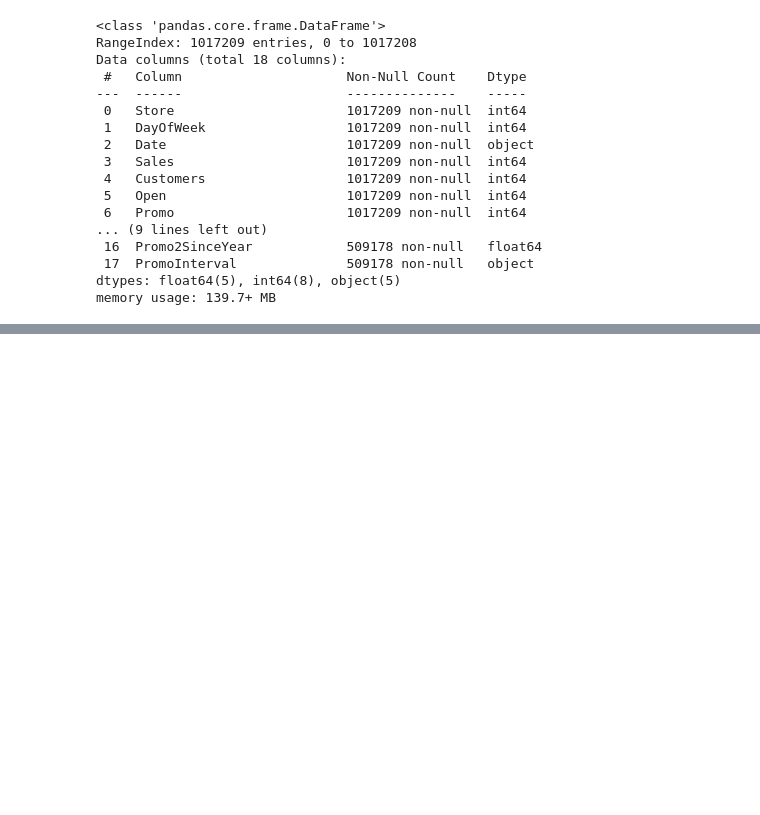
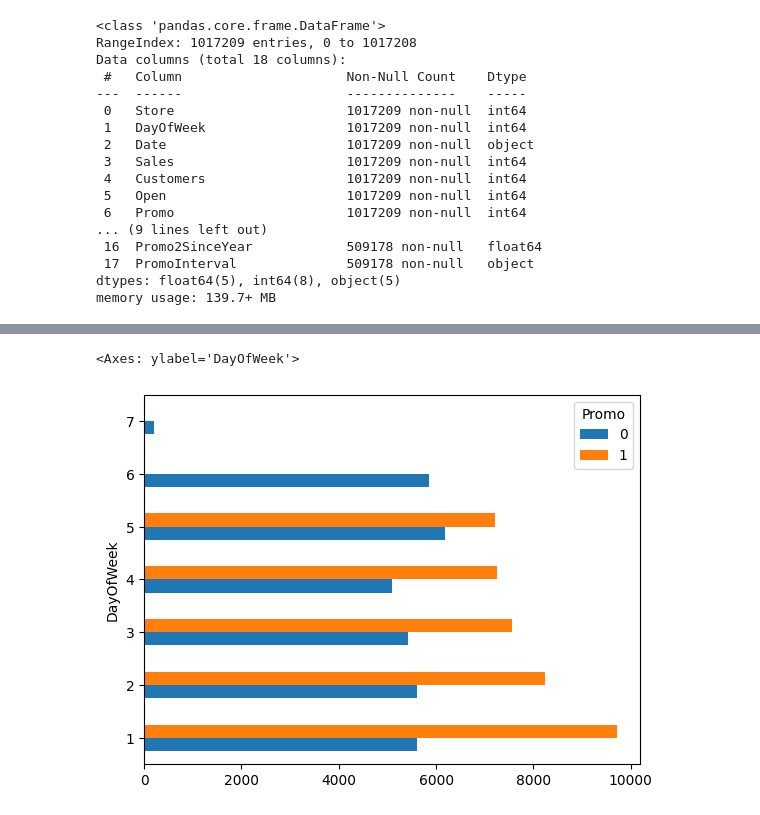
Before and after one commit to hadihassanbaloch/SalesForcasting, a Jupyter notebook: EDA.ipynb, the cells around one changed output, grey strips where cells are left out. Cells and saved outputs as stored; diff of their text form; code cells hidden in the pictures; blank space fills up the shorter version.

```diff
--- a/EDA.ipynb
+++ b/EDA.ipynb
@@ -46,0 +195,5 @@ memory usage: 139.7+ MB
+# %%
+df.groupby(['DayOfWeek', 'Promo'])['Sales'].mean().unstack().plot(kind='barh')
+# %% [output]
+<Axes: ylabel='DayOfWeek'>
+[figure, added]
```
Also changed, not shown: parts of 35 cells of this notebook, 5 other files.
